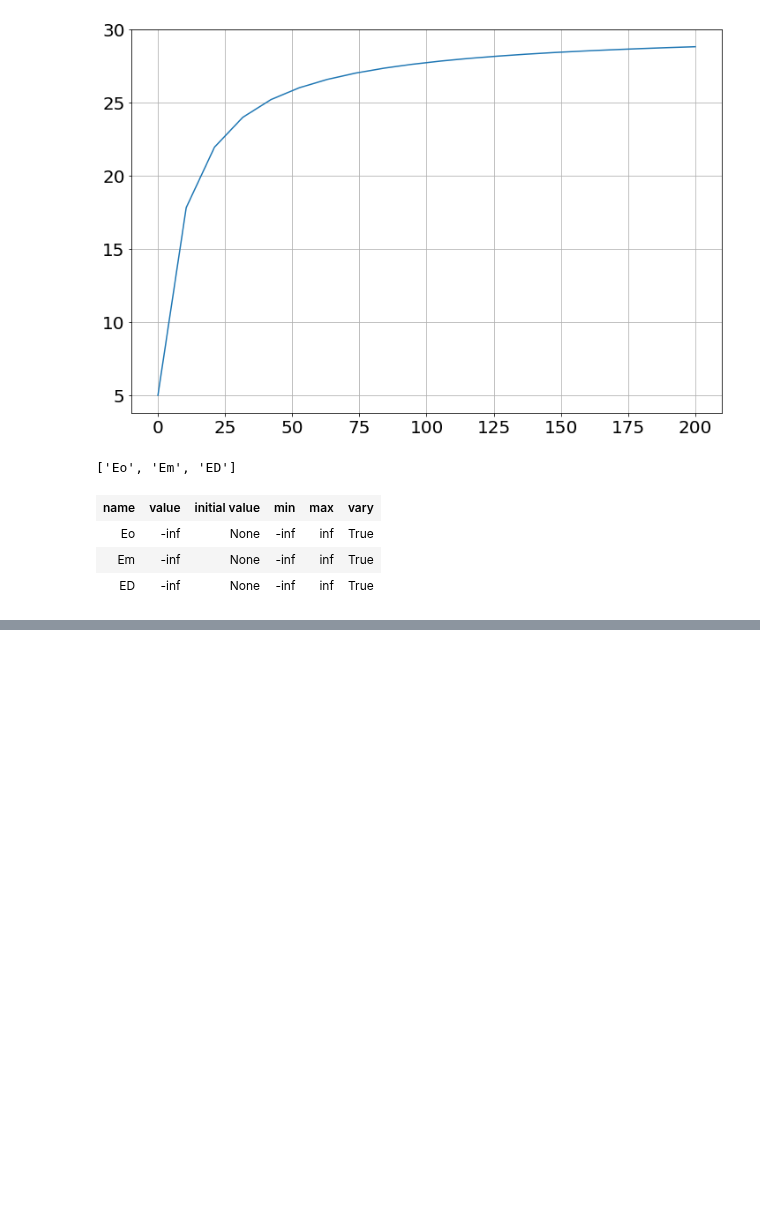
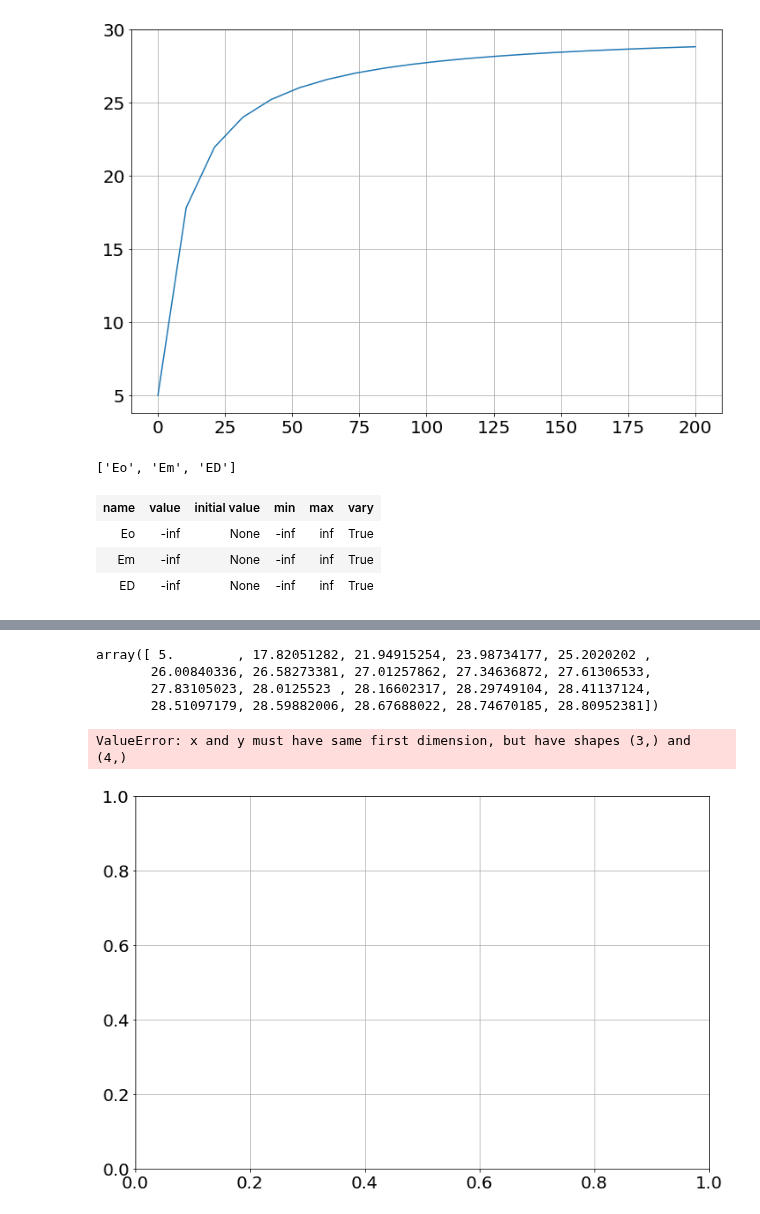
Before and after one commit to bblais/Computer-Programming-for-the-Sciences-Spring-2022, a Jupyter notebook: Sprint #4 - Probability and Science/2022-04-26 - Debugging An Error.ipynb, the cells around one changed output, grey strips where cells are left out. Saved outputs shown, nothing was run; the diff lists cells and outputs as text; code cells hidden in the pictures; blank space fills up the shorter version.

```diff
--- a/Sprint #4 - Probability and Science/2022-04-26 - Debugging An Error.ipynb
+++ b/Sprint #4 - Probability and Science/2022-04-26 - Debugging An Error.ipynb
@@ -60,2 +95,14 @@ params['ED']=Parameter("ED",min=6,max=60,value=10)
+# %%
+y
+# %% [output]
+array([ 5.        , 17.82051282, 21.94915254, 23.98734177, 25.2020202 ,
+       26.00840336, 26.58273381, 27.01257862, 27.34636872, 27.61306533,
+       27.83105023, 28.0125523 , 28.16602317, 28.29749104, 28.41137124,
+       28.51097179, 28.59882006, 28.67688022, 28.74670185, 28.80952381])
 # %%
 result = qmodel.fit(y, params, D=x,method="powell")
+# %%
+plot([1,2,3],[4,5,6,7],'o')
+# %% [output]
+ValueError: x and y must have same first dimension, but have shapes (3,) and (4,)
+[figure, added]
```
Also changed, not shown: parts of 5 cells of this notebook, 3 other files.
